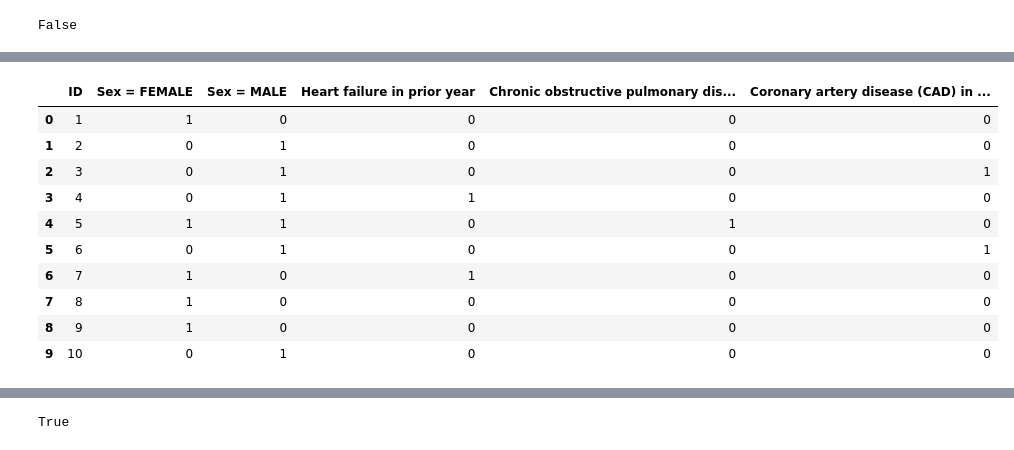
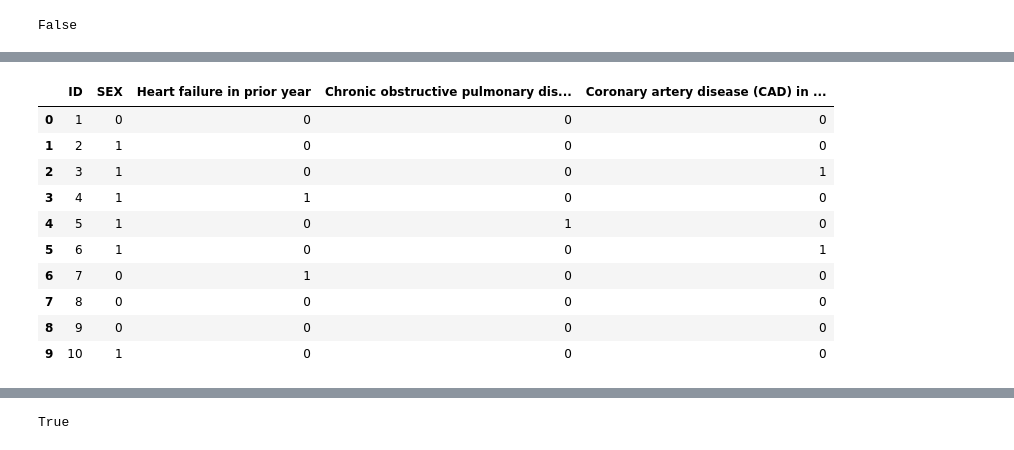
Before and after one commit to TrishS7777/Capstone_Project_2025_Patricia_Sullivan1, a Jupyter notebook: CapstoneProject2025PatriciaSullivan.ipynb, the cells around one changed output, grey strips where cells are left out. Saved outputs shown, nothing was run; the diff lists cells and outputs as text; code cells hidden in the pictures.

Commit message:
recleaned data with almost all correct formatting

```diff
--- a/CapstoneProject2025PatriciaSullivan.ipynb
+++ b/CapstoneProject2025PatriciaSullivan.ipynb
@@ -157,8 +150,0 @@ copd_dataset1_cleaned.head(10)
-# %%
-
-#Set the display options for Pandas for the new cleaned dataset - copd_dataset1_cleaned.  The first
-#line sets a global display option in Pandas to format floating point numnbers, and formats the numbers
-# to show two decimal places.
-#The second line gives a summary of descriptive statistics for the dataset housing_unit_cleaned.
-pd.set_option('display.float_format', '{:.2f}'.format)
-copd_dataset1_cleaned.describe()
@@ -253,7 +232 @@ Index(['personId', 'age group:  10 -  14', 'age group:  15 -  19', 'age group:
       dtype='object')
-# %%
-# Set the display option for Pandas. The first line sets a global option in Pandas to format
-# floating point numbers, and formats the numbers to show two decimal places.
-# The second line gives a summary of descriptive statistics for the dataset copd_dataset2.
-pd.set_option('display.float_format', '{:.2f}'.format)
-copd_dataset2.describe()
@@ -270,15 +233,7 @@ copd_dataset2.describe()
 # %%
 # Clean dataset
 # Define my program to clean my dataset.set.
-def clean_cd2(copd_dataset2):
-
-    #copd_dataset2.columns = copd_dataset2.columns.str.replace(r"[^a-zA-Z0-9\s]", " ", regex=True)
-    #copd_dataset2.columns = copd_dataset2.columns.str.strip()
-
-
-    #copd_dataset2.columns = copd_dataset2.columns.str.strip().str.replace("'", " ")
-    #copd_dataset2.columns = copd_dataset2.columns.str.strip().str.replace("(", " ")
-    #copd_dataset2.columns = copd_dataset2.columns.str.strip().str.replace(")", " ")
+def clean_cd1(copd_dataset2):
 
     #Drop unnessary columns that will not be needed in my analysis and keep the ones that will.
 
@@ -288,7 +243,7 @@ def clean_cd2(copd_dataset2):
        'Occurrence of Anxiety in prior year', 'Osteoarthritis in prior year',
        'Aspirin exposures in prior year', 'Occurrence of Asthma in prior year',
        'Atrial Fibrillation, incident in prior year',
-       'HORMONAL CONTRACEPTIVES in prior year',
+       'HORMONAL CONTRACEPTIVES in prior year', 'Sex = FEMALE',
        'Any cancer (excl. prostate cancer and benign cancer) in prior year',
        'Acute Kidney Injury (AKI) in prior year',
        'Chronic kidney disease or end stage renal disease in prior year',
@@ -373,20 +307,23 @@ print(copd_dataset2.isnull().sum)
+# %%
+# Rename the Sex = Male column to Sex so it can be merged the Sex Column when joined in merged_copd_dataset2
+copd_dataset2 = copd_dataset2.rename(columns={'Sex = MALE':'SEX'})
 # %%
 # Rename the personID to ID so I can join on this column with copd_dataset1
 copd_dataset2 = copd_dataset2.rename(columns={'personId':'ID'})
 # %%
 # call my function to clean my data, drop unnecessary columns, and print out the result to make sure the
 # correct columns were cleaned and dropped.
-copd_dataset2_cleaned = clean_cd2(copd_dataset2)
+copd_dataset2_cleaned = clean_cd1(copd_dataset2)
 copd_dataset2_cleaned.head(10)
 # %% [output]
-|  | ID | Sex = FEMALE | Sex = MALE | Heart failure in prior year | Chronic obstructive pulmonary dis... | Coronary artery disease (CAD) in ... |
-| 0 | 1 | 1 | 0 | 0 | 0 | 0 |
-| 1 | 2 | 0 | 1 | 0 | 0 | 0 |
-| 2 | 3 | 0 | 1 | 0 | 0 | 1 |
-| 3 | 4 | 0 | 1 | 1 | 0 | 0 |
-| 4 | 5 | 1 | 1 | 0 | 1 | 0 |
-| 5 | 6 | 0 | 1 | 0 | 0 | 1 |
-| 6 | 7 | 1 | 0 | 1 | 0 | 0 |
-| 7 | 8 | 1 | 0 | 0 | 0 | 0 |
-| 8 | 9 | 1 | 0 | 0 | 0 | 0 |
-| 9 | 10 | 0 | 1 | 0 | 0 | 0 |
+|  | ID | SEX | Heart failure in prior year | Chronic obstructive pulmonary dis... | Coronary artery disease (CAD) in ... |
+| 0 | 1 | 0 | 0 | 0 | 0 |
+| 1 | 2 | 1 | 0 | 0 | 0 |
+| 2 | 3 | 1 | 0 | 0 | 1 |
+| 3 | 4 | 1 | 1 | 0 | 0 |
+| 4 | 5 | 1 | 0 | 1 | 0 |
+| 5 | 6 | 1 | 0 | 0 | 1 |
+| 6 | 7 | 0 | 1 | 0 | 0 |
+| 7 | 8 | 0 | 0 | 0 | 0 |
+| 8 | 9 | 0 | 0 | 0 | 0 |
+| 9 | 10 | 1 | 0 | 0 | 0 |
```
Also changed, not shown: parts of 61 cells of this notebook.
